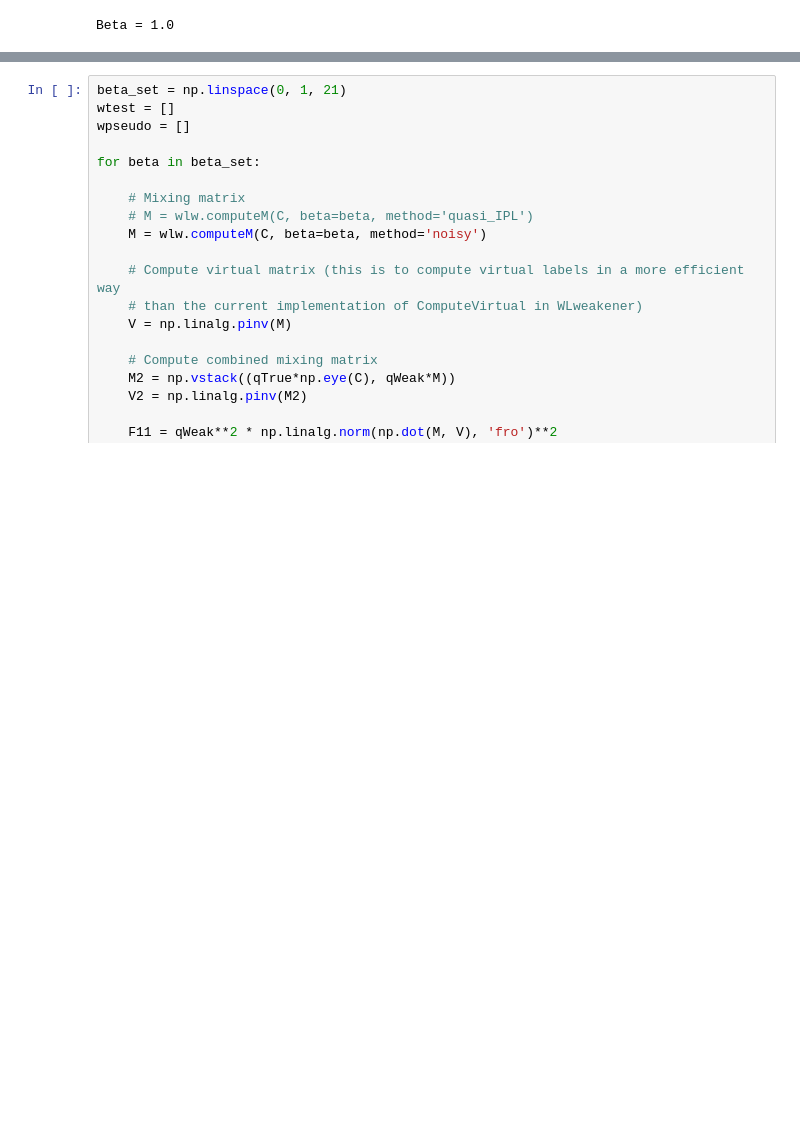
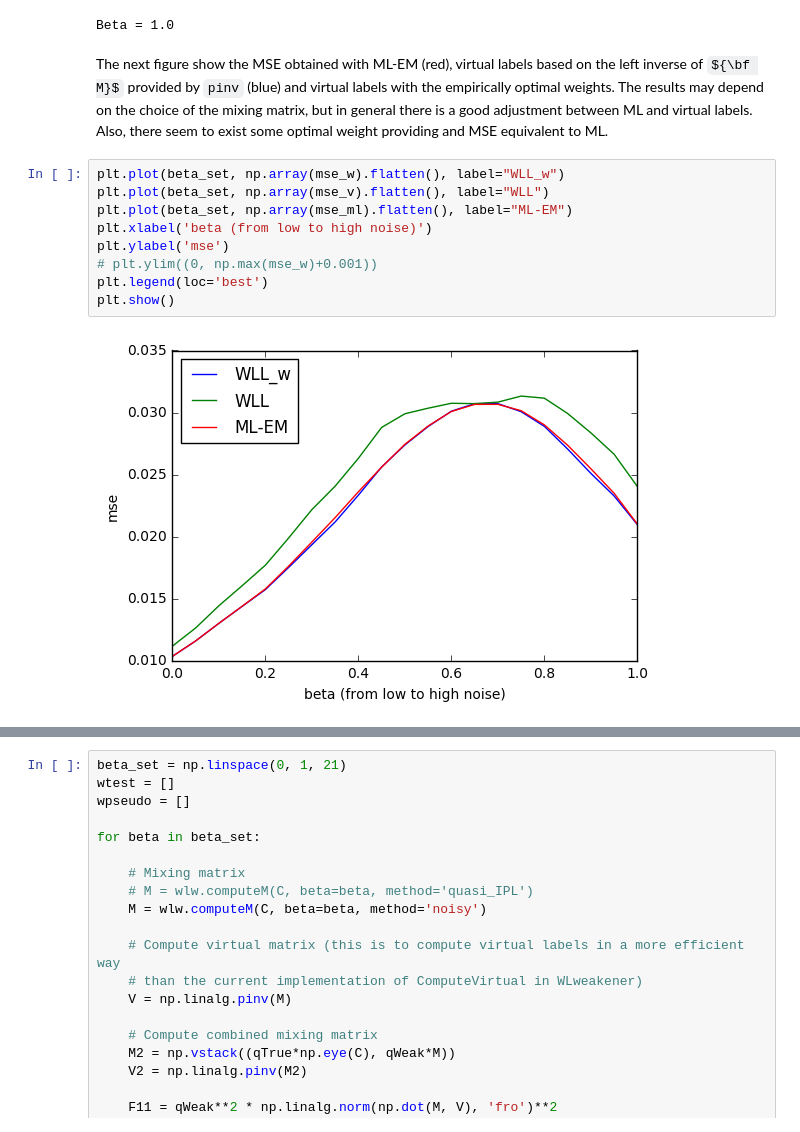
Before and after one commit to Orieus/WeakLabelModel, a Jupyter notebook: learnFromWL.ipynb, the cells around one changed output, grey strips where cells are left out. Drawn from its saved outputs; the diff is of its cells as text; some formulas as TeX source; blank space fills up the shorter version.

```diff
--- a/learnFromWL.ipynb
+++ b/learnFromWL.ipynb
@@ -586,3 +588,16 @@ for beta in beta_set:
     wpseudo.append((w0/qTrue-1))
 # %% [output]
 Beta = 1.0
+# %% [markdown]
+The next figure show the MSE obtained with ML-EM (red), virtual labels based on the left inverse of ${\bf M}$ provided by `pinv` (blue) and virtual labels with the empirically optimal weights. The results may depend on the choice of the mixing matrix, but in general there is a good adjustment between ML and virtual labels. Also, there seem to exist some optimal weight providing and MSE equivalent to ML.
+# %%
+plt.plot(beta_set, np.array(mse_w).flatten(), label="WLL_w")
+plt.plot(beta_set, np.array(mse_v).flatten(), label="WLL")
+plt.plot(beta_set, np.array(mse_ml).flatten(), label="ML-EM")
+plt.xlabel('beta (from low to high noise)')
+plt.ylabel('mse')
+# plt.ylim((0, np.max(mse_w)+0.001))
+plt.legend(loc='best')
+plt.show()
+# %% [output]
+[figure, added]
```
Also changed, not shown: parts of 16 cells of this notebook, 1 other file.
